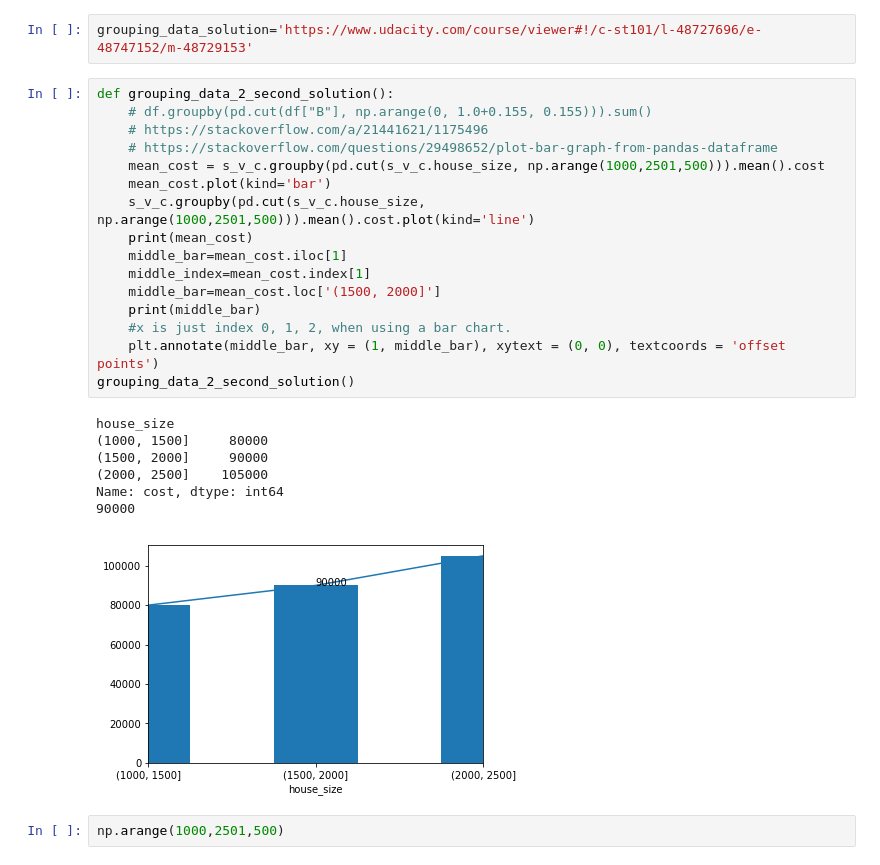
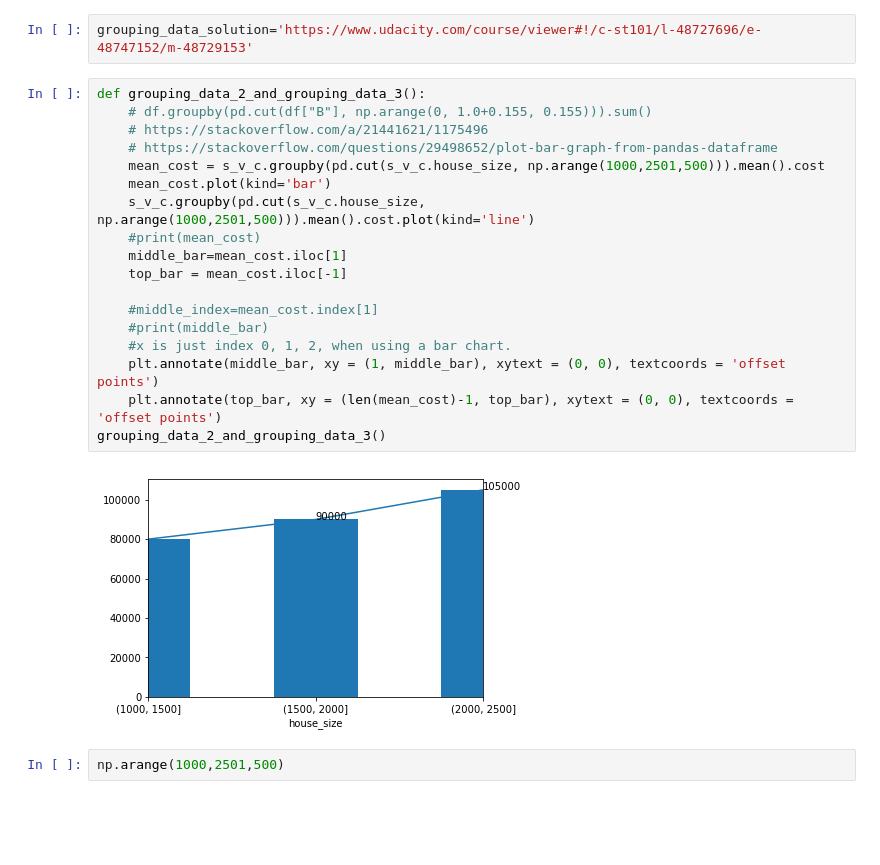
Before and after one commit to theredpea/udacity_notes, a Jupyter notebook: st101__1_Visualizing_relationships_in_data__4_Bar Charts.ipynb, the cells around one changed output. Drawn from its saved outputs; the diff is of its cells as text; blank space fills up the shorter version.

```diff
--- a/st101__1_Visualizing_relationships_in_data__4_Bar Charts.ipynb
+++ b/st101__1_Visualizing_relationships_in_data__4_Bar Charts.ipynb
@@ -124,29 +124,25 @@ assert grouping_data()== 80000, "Answer is halfway point between 88K and 72K"
 # %%
 grouping_data_solution='https://www.udacity.com/course/viewer#!/c-st101/l-48727696/e-48747152/m-48729153'
 # %%
-def grouping_data_2_second_solution():
+def grouping_data_2_and_grouping_data_3():
     # df.groupby(pd.cut(df["B"], np.arange(0, 1.0+0.155, 0.155))).sum()
     # https://stackoverflow.com/a/21441621/1175496
     # https://stackoverflow.com/questions/29498652/plot-bar-graph-from-pandas-dataframe
     mean_cost = s_v_c.groupby(pd.cut(s_v_c.house_size, np.arange(1000,2501,500))).mean().cost
     mean_cost.plot(kind='bar')
     s_v_c.groupby(pd.cut(s_v_c.house_size, np.arange(1000,2501,500))).mean().cost.plot(kind='line')
-    print(mean_cost)
+    #print(mean_cost)
     middle_bar=mean_cost.iloc[1]
-    middle_index=mean_cost.index[1]
-    middle_bar=mean_cost.loc['(1500, 2000]']
-    print(middle_bar)
+    top_bar = mean_cost.iloc[-1]
+
+    #middle_index=mean_cost.index[1]
+    #print(middle_bar)
     #x is just index 0, 1, 2, when using a bar chart.
     plt.annotate(middle_bar, xy = (1, middle_bar), xytext = (0, 0), textcoords = 'offset points')
-grouping_data_2_second_solution()
+    plt.annotate(top_bar, xy = (len(mean_cost)-1, top_bar), xytext = (0, 0), textcoords = 'offset points')
+grouping_data_2_and_grouping_data_3()
 # %% [output]
-house_size
-(1000, 1500]     80000
-(1500, 2000]     90000
-(2000, 2500]    105000
-Name: cost, dtype: int64
-90000
-[figure, old version]
+[figure, new version]
 # %%
 np.arange(1000,2501,500)
 # %% [output]
```
Also changed, not shown: parts of 10 cells of this notebook.
